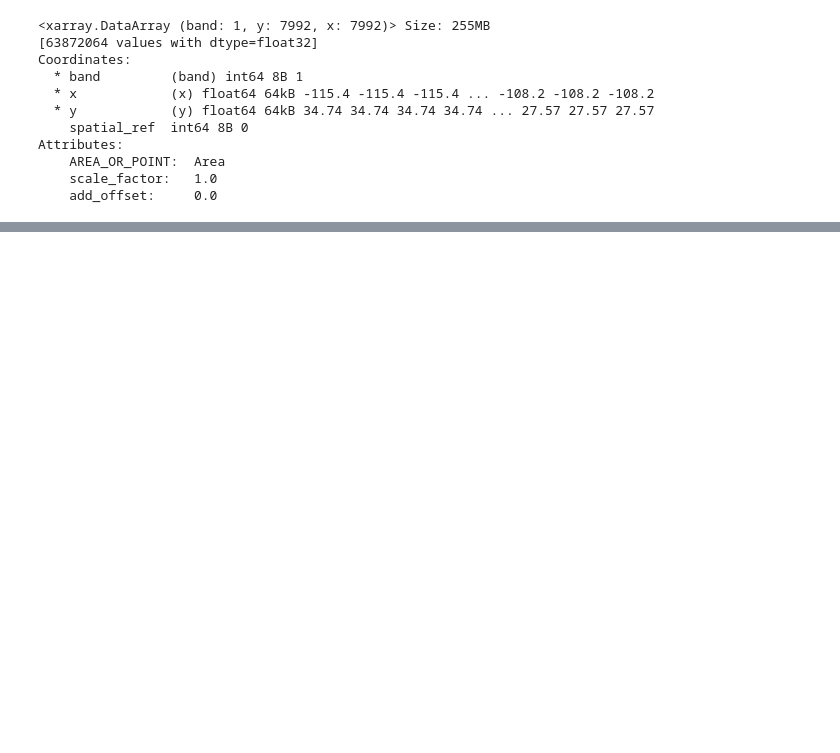
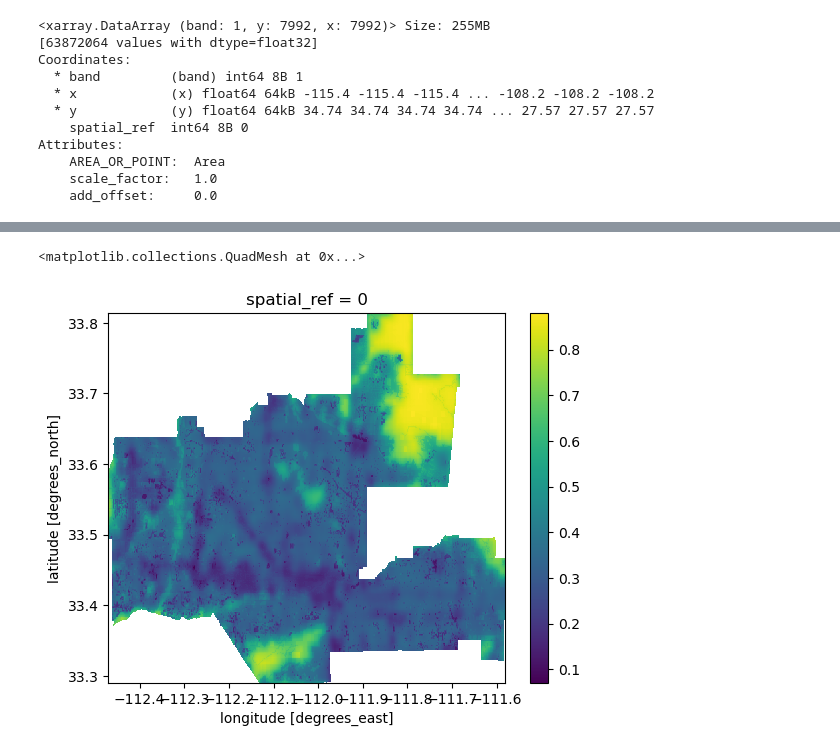
Before and after one commit to madisonenda/Biodiversity_Intactness_Phoenix_AZ, a Jupyter notebook: BII_Phoneix_AZ.ipynb, the cells around one changed output, grey strips where cells are left out. Saved outputs shown, nothing was run; the diff lists cells and outputs as text; code cells hidden in the pictures; blank space fills up the shorter version.

```diff
--- a/BII_Phoneix_AZ.ipynb
+++ b/BII_Phoneix_AZ.ipynb
@@ -173,6 +190,7 @@ times
 # %%
-phoenix_BII = rioxr.open_rasterio(item.assets['data'].href)
-phoenix_BII
+# Access raster data from item
+BII_2017 = rioxr.open_rasterio(BII_2017.assets['data'].href)
+BII_2017
 # %% [output]
 <xarray.DataArray (band: 1, y: 7992, x: 7992)> Size: 255MB
 [63872064 values with dtype=float32]
@@ -204,0 +222,24 @@ ValueError: must supply at least one object to concatenate
+# %%
+# Remove length 1 dimension (band)
+BII_2017 = BII_2017.squeeze().drop_vars('band')
+BII_2020 = BII_2020.squeeze().drop_vars('band')
+# %%
+# Match the crs from the Phoenix_Boundary and the BII_2017 data
+Phoenix_Transform = Phoenix_Boundary.to_crs(BII_2017.rio.crs)
+
+assert BII_2017.rio.crs == Phoenix_Transform.crs
+assert BII_2017.rio.crs == BII_2020.rio.crs
+# %%
+# Clip the rasters to the extent of the Phoenix data
+BII_2017_clip = (BII_2017.rio.clip_box(*Phoenix_Transform.total_bounds)
+                 .rio.clip(Phoenix_Transform.geometry))
+
+BII_2020_clip = (BII_2020.rio.clip_box(*Phoenix_Transform.total_bounds)
+                         .rio.clip(Phoenix_Transform.geometry))
+# %%
+# Plot the data and compare the changes in Biodiversity Intactness
+# The 2017 raster plotted
+BII_2017_clip.plot()
+# %% [output]
+<matplotlib.collections.QuadMesh at 0x...>
+[figure, added]
```
Also changed, not shown: parts of 35 cells of this notebook.
